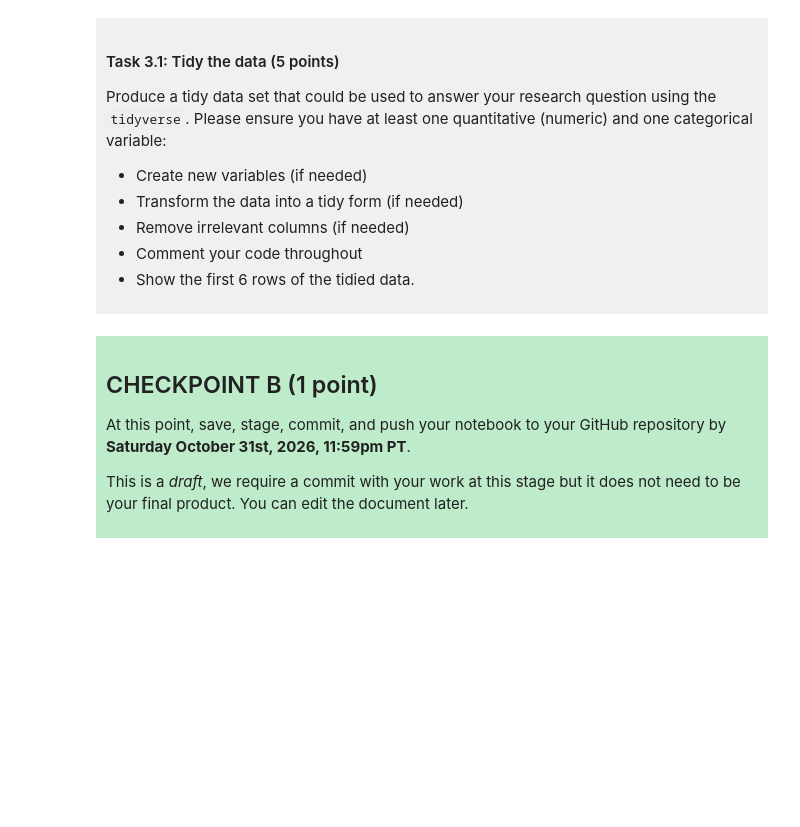
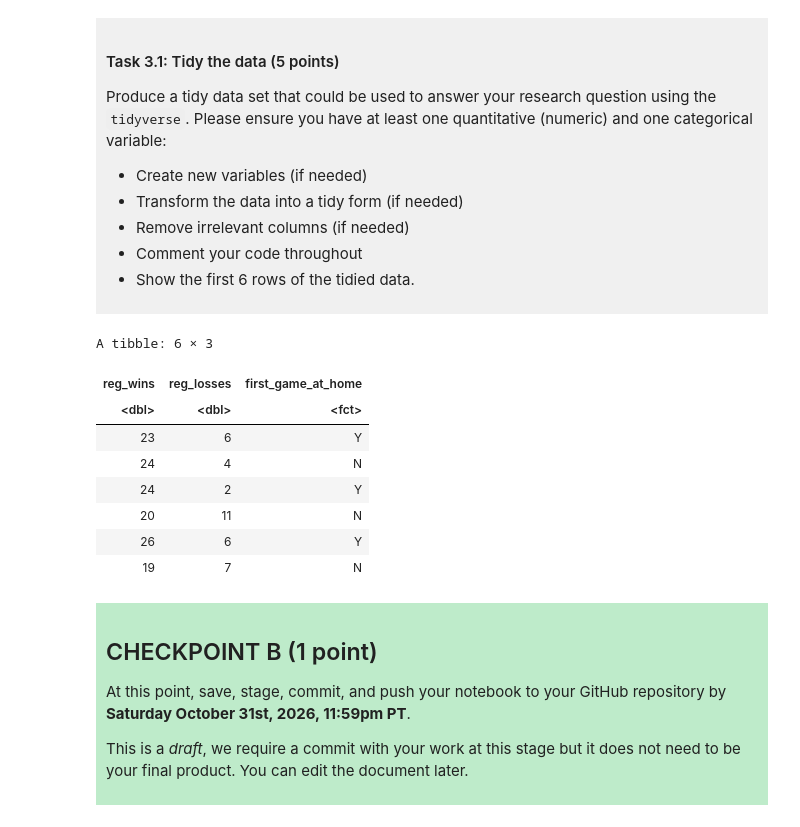
Before and after one commit to nehasidhu13/dsci-100-project-neha-sidhu, a Jupyter notebook: dsci-100-project-notebook.ipynb, the cells around one changed output. Saved outputs shown, nothing was run; the diff lists cells and outputs as text; code cells hidden in the pictures; blank space fills up the shorter version.

```diff
--- a/dsci-100-project-notebook.ipynb
+++ b/dsci-100-project-notebook.ipynb
@@ -189,7 +219,21 @@ Produce a tidy data set that could be used to answer your research question usin
 
 </div>
 # %%
-### EDIT THIS CODE CELL ###
+basketball_tidy <- basketball_data |>
+    select(reg_wins, reg_losses, first_game_at_home) |>
+    mutate(first_game_at_home = as_factor(first_game_at_home))
+
+head(basketball_tidy)
+# %% [output]
+A tibble: 6 × 3
+| reg_wins | reg_losses | first_game_at_home |
+| <dbl> | <dbl> | <fct> |
+| 23 | 6 | Y |
+| 24 | 4 | N |
+| 24 | 2 | Y |
+| 20 | 11 | N |
+| 26 | 6 | Y |
+| 19 | 7 | N |
 # %% [markdown]
 <div style="background-color: #beebca; padding: 10px;">
 
```
Also changed, not shown: parts of 5 cells of this notebook.
